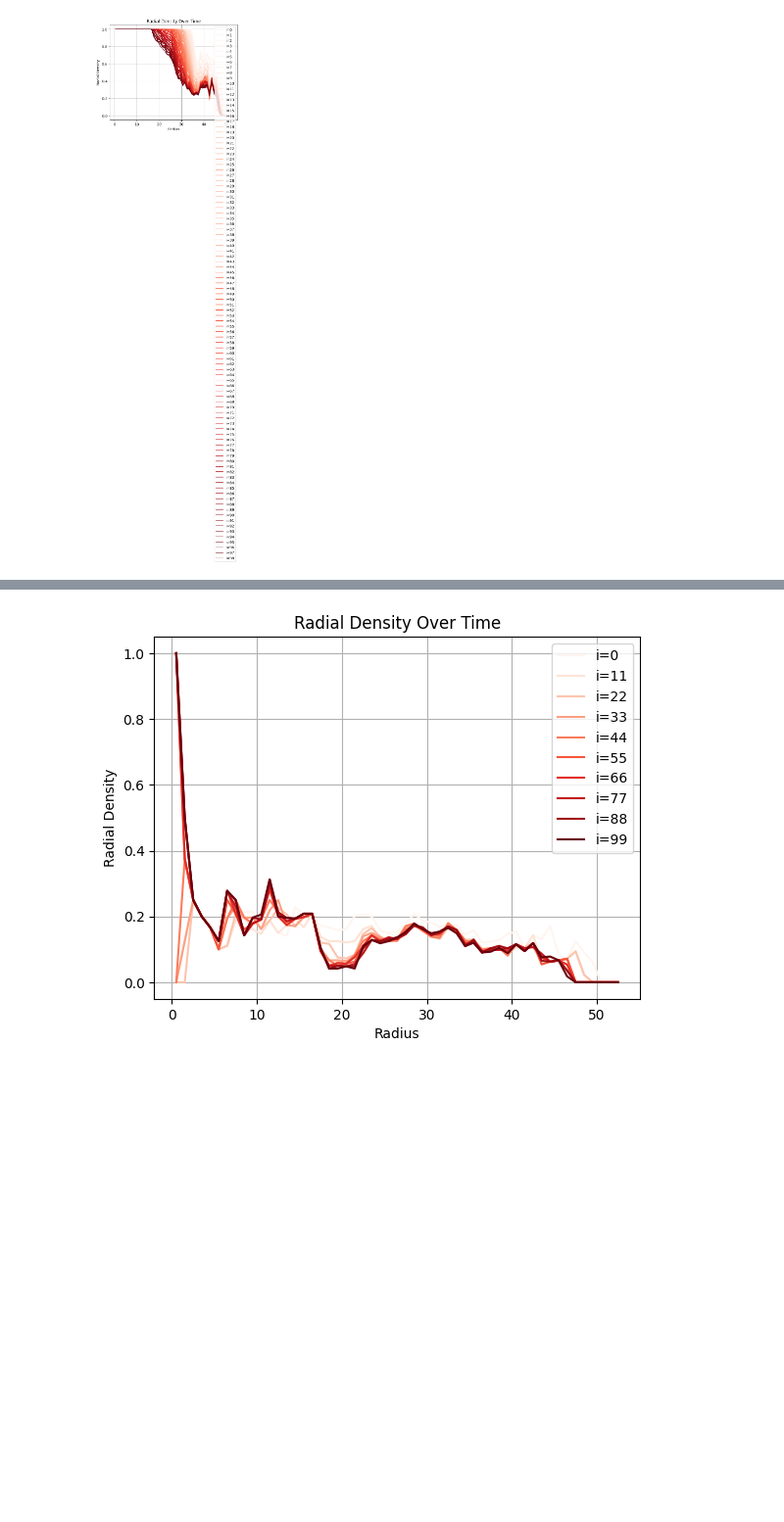
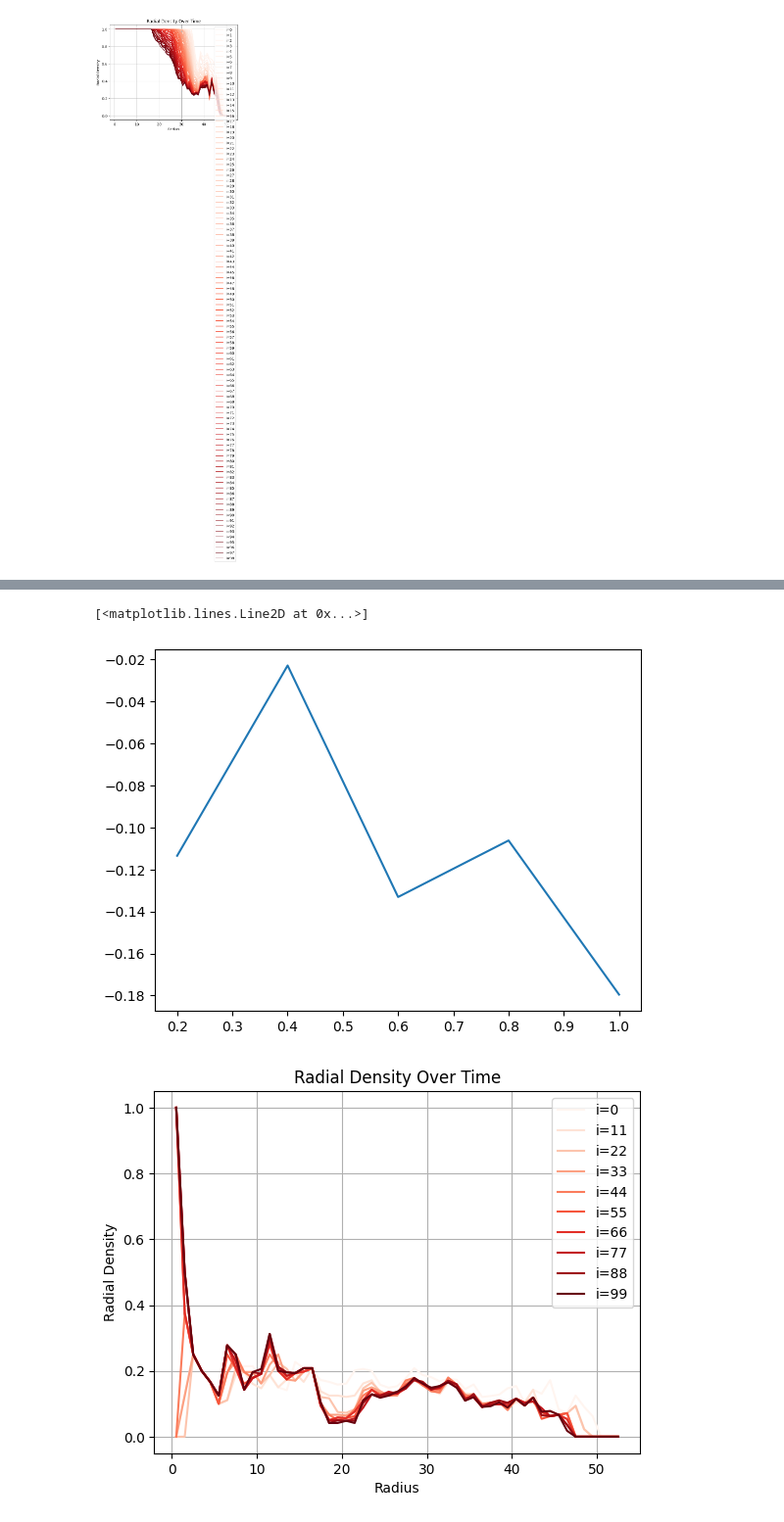
Before and after one commit to kav-kamath/MCF10A_collective_cell_migration, a Jupyter notebook: additional_plotting.ipynb, the cells around one changed output, grey strips where cells are left out. Shown at 98% size. Cells and saved outputs as stored; diff of their text form; code cells hidden in the pictures; blank space fills up the shorter version.

```diff
--- a/additional_plotting.ipynb
+++ b/additional_plotting.ipynb
@@ -178,3 +206,16 @@ animate_cell_simulation(sim_res[2].cell_states, sim_res[2].event_times)
+# %%
+
+avg_displacements = []
+
+for i in range(0, 5):
+    avg_displacements.append(avg_displacement(sim_res[i].cell_states[0], sim_res[i].cell_states[99], "y"))
+
+speed = [0.2, 0.4, 0.6, 0.8, 1]
+
+plt.plot(speed, avg_displacements)
+# %% [output]
+[<matplotlib.lines.Line2D at 0x...>]
+[figure, added]
 # %%
 iterations = range(0, 100, 11)
 num_plots = len(iterations)
```
Also changed, not shown: parts of 2 cells of this notebook, 6 other files.
